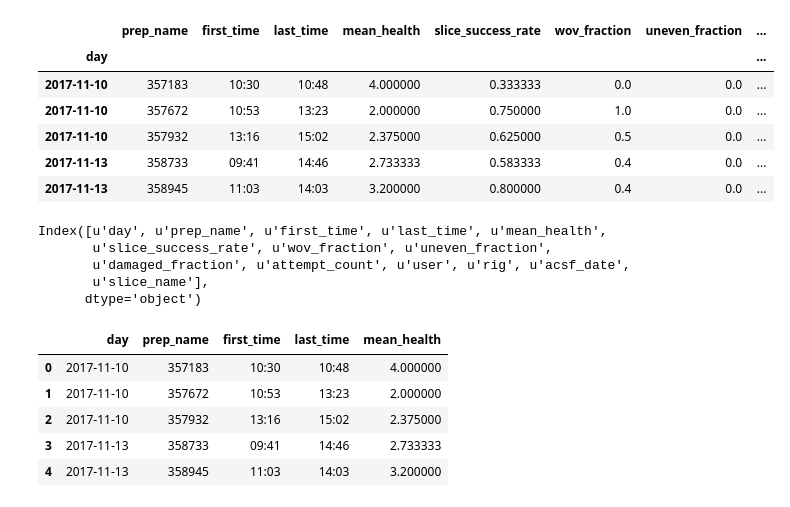
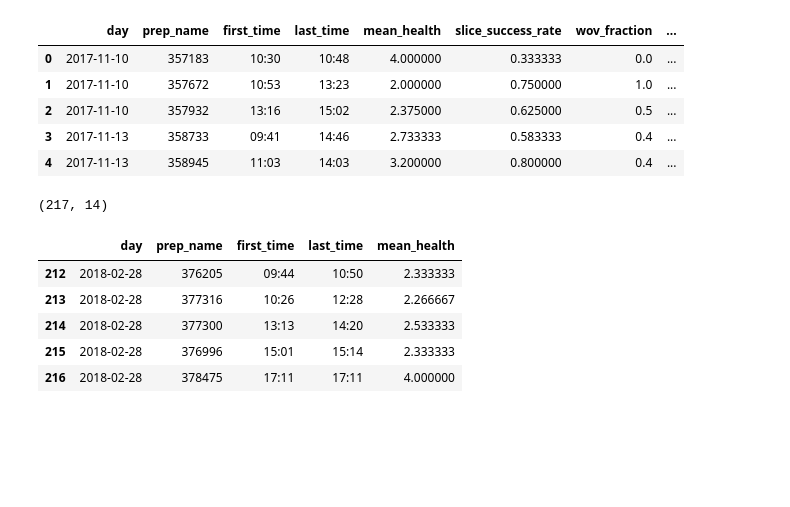
Before and after one commit to dijonh/slice, a Jupyter notebook: slice health over time.ipynb, the cells around one changed output. Saved outputs shown, nothing was run; the diff lists cells and outputs as text; code cells hidden in the pictures; blank space fills up the shorter version.

```diff
--- a/slice health over time.ipynb
+++ b/slice health over time.ipynb
@@ -12,31 +14,26 @@ import xlrd
 %matplotlib inline
 # %%
-df = pd.read_excel('C:\\Users\\dijonh\\Desktop\\slice_health\\171110_180228_ps_slicehealth_report.xlsx', sheetname=0, index_col=0)
+df = pd.read_excel('C:\\Users\\dijonh\\Desktop\\slice_health\\171110_180228_ps_slicehealth_report.xlsx', sheetname=0)
 df.head()
 # %% [output]
-|  | prep_name | first_time | last_time | mean_health | slice_success_rate | wov_fraction | uneven_fraction | ... |
-| day |  |  |  |  |  |  |  | ... |
-| 2017-11-10 | 357183 | 10:30 | 10:48 | 4.000000 | 0.333333 | 0.0 | 0.0 | ... |
-| 2017-11-10 | 357672 | 10:53 | 13:23 | 2.000000 | 0.750000 | 1.0 | 0.0 | ... |
-| 2017-11-10 | 357932 | 13:16 | 15:02 | 2.375000 | 0.625000 | 0.5 | 0.0 | ... |
-| 2017-11-13 | 358733 | 09:41 | 14:46 | 2.733333 | 0.583333 | 0.4 | 0.0 | ... |
-| 2017-11-13 | 358945 | 11:03 | 14:03 | 3.200000 | 0.800000 | 0.4 | 0.0 | ... |
+|  | day | prep_name | first_time | last_time | mean_health | slice_success_rate | wov_fraction | ... |
+| 0 | 2017-11-10 | 357183 | 10:30 | 10:48 | 4.000000 | 0.333333 | 0.0 | ... |
+| 1 | 2017-11-10 | 357672 | 10:53 | 13:23 | 2.000000 | 0.750000 | 1.0 | ... |
+| 2 | 2017-11-10 | 357932 | 13:16 | 15:02 | 2.375000 | 0.625000 | 0.5 | ... |
+| 3 | 2017-11-13 | 358733 | 09:41 | 14:46 | 2.733333 | 0.583333 | 0.4 | ... |
+| 4 | 2017-11-13 | 358945 | 11:03 | 14:03 | 3.200000 | 0.800000 | 0.4 | ... |
-# %%
-print df.columns
-# %% [output]
-Index([u'day', u'prep_name', u'first_time', u'last_time', u'mean_health',
-       u'slice_success_rate', u'wov_fraction', u'uneven_fraction',
-       u'damaged_fraction', u'attempt_count', u'user', u'rig', u'acsf_date',
-       u'slice_name'],
-      dtype='object')
+# %%
+df.shape
+# %% [output]
+(217, 14)
 # %%
 df = pd.read_excel('C:\\Users\\dijonh\\Desktop\\slice_health\\171110_180228_ps_slicehealth_report.xlsx', sheetname=0,
 parse_cols=4)
-df.head()
+df.tail()
 # %% [output]
 |  | day | prep_name | first_time | last_time | mean_health |
-| 0 | 2017-11-10 | 357183 | 10:30 | 10:48 | 4.000000 |
-| 1 | 2017-11-10 | 357672 | 10:53 | 13:23 | 2.000000 |
-| 2 | 2017-11-10 | 357932 | 13:16 | 15:02 | 2.375000 |
-| 3 | 2017-11-13 | 358733 | 09:41 | 14:46 | 2.733333 |
-| 4 | 2017-11-13 | 358945 | 11:03 | 14:03 | 3.200000 |
+| 212 | 2018-02-28 | 376205 | 09:44 | 10:50 | 2.333333 |
+| 213 | 2018-02-28 | 377316 | 10:26 | 12:28 | 2.266667 |
+| 214 | 2018-02-28 | 377300 | 13:13 | 14:20 | 2.533333 |
+| 215 | 2018-02-28 | 376996 | 15:01 | 15:14 | 2.333333 |
+| 216 | 2018-02-28 | 378475 | 17:11 | 17:11 | 4.000000 |
```
Also changed, not shown: parts of 6 cells of this notebook.
